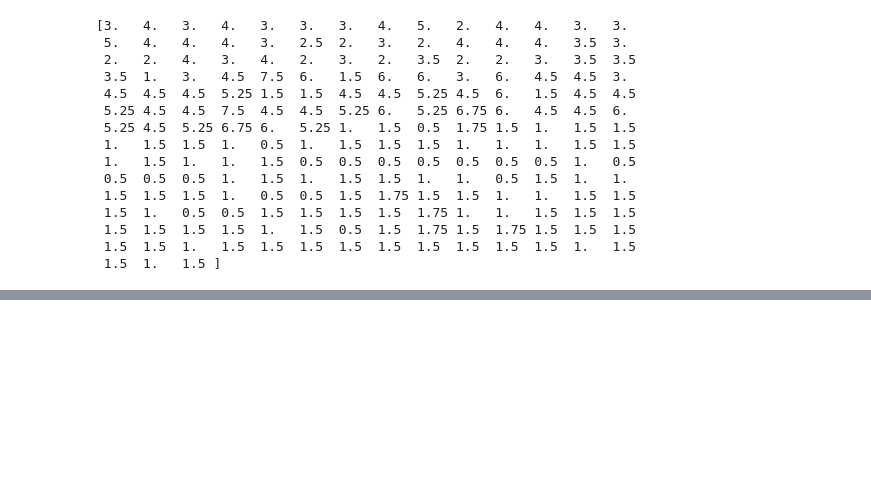
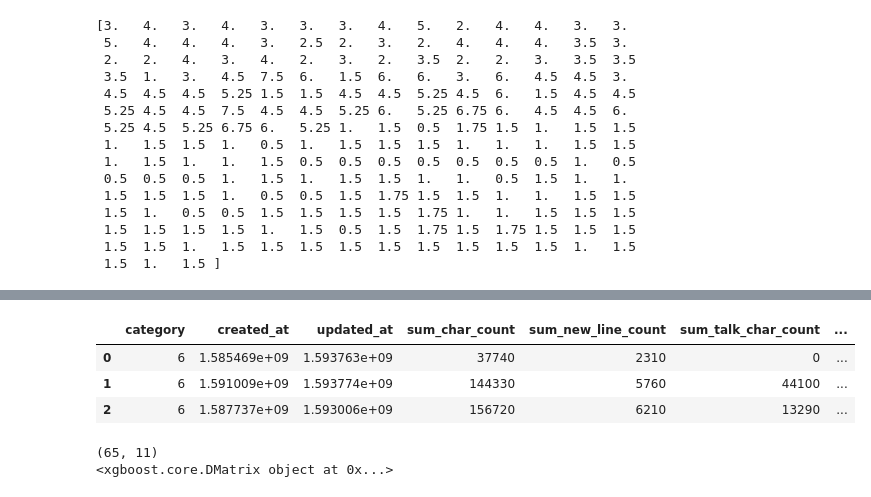
Before and after one commit to tayutaedomo/novelrating, a Jupyter notebook: scripts/training/model_2_xgboost.ipynb, the cells around one changed output, grey strips where cells are left out. Saved outputs shown, nothing was run; the diff lists cells and outputs as text; code cells hidden in the pictures; blank space fills up the shorter version.

```diff
--- a/scripts/training/model_2_xgboost.ipynb
+++ b/scripts/training/model_2_xgboost.ipynb
@@ -201,0 +222,19 @@ df_test2.head(3)
+# %%
+df_test2 = data_preprocess(df_test)
+df_test2.head(3)
+# %% [output]
+|  | category | created_at | updated_at | sum_char_count | sum_new_line_count | sum_talk_char_count | ... |
+| 0 | 6 | 1.585469e+09 | 1.593763e+09 | 37740 | 2310 | 0 | ... |
+| 1 | 6 | 1.591009e+09 | 1.593774e+09 | 144330 | 5760 | 44100 | ... |
+| 2 | 6 | 1.587737e+09 | 1.593006e+09 | 156720 | 6210 | 13290 | ... |
+# %%
+X = df_test2.drop(['rating'], axis=1).values
+y = df_test2['rating'].values
+print(X.shape)
+
+#dtrain = xgb.DMatrix(X_train, label=y_train)
+dtest = xgb.DMatrix(X, label=y)
+print(dtest)
+# %% [output]
+(65, 11)
+<xgboost.core.DMatrix object at 0x...>
```
Also changed, not shown: parts of 23 cells of this notebook.
